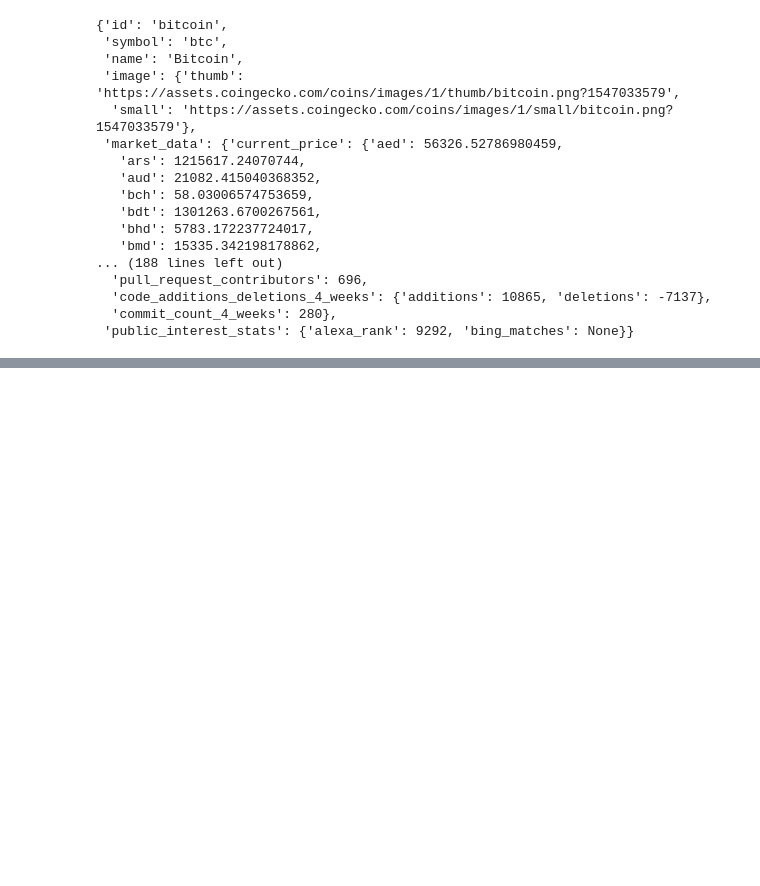
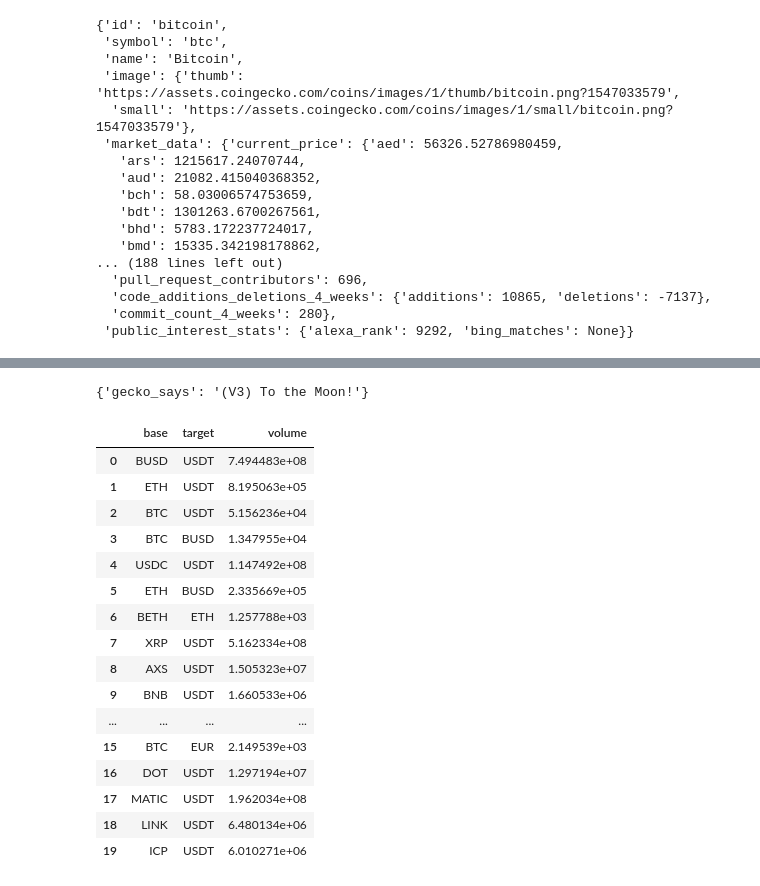
Before and after one commit to nathanduft44/Crypto_Corrisk, a Jupyter notebook: MB_folder/CG_walkthrough_and_data.ipynb, the cells around one changed output, grey strips where cells are left out. Saved outputs shown, nothing was run; the diff lists cells and outputs as text; code cells hidden in the pictures; blank space fills up the shorter version.

```diff
--- a/MB_folder/CG_walkthrough_and_data.ipynb
+++ b/MB_folder/CG_walkthrough_and_data.ipynb
@@ -61,0 +507,30 @@ display(data)
+# %%
+# Check Server Status.
+cg.ping()
+# %% [output]
+{'gecko_says': '(V3) To the Moon!'}
+# %%
+# Get top 100 crypto currencies from early 2017. Data format is month-day-year.
+top_100=cg.get_exchanges_by_id('binance', date='10-2-2017', localization=False)
+df_top_100_2017 = pd.DataFrame(top_100['tickers'], columns=['base', 'target', 'volume'])
+df_top_100_2017
+# Format to display top 10.
+df_top_100_2017.head(20)
+# %% [output]
+|  | base | target | volume |
+| 0 | BUSD | USDT | 7.494483e+08 |
+| 1 | ETH | USDT | 8.195063e+05 |
+| 2 | BTC | USDT | 5.156236e+04 |
+| 3 | BTC | BUSD | 1.347955e+04 |
+| 4 | USDC | USDT | 1.147492e+08 |
+| 5 | ETH | BUSD | 2.335669e+05 |
+| 6 | BETH | ETH | 1.257788e+03 |
+| 7 | XRP | USDT | 5.162334e+08 |
+| 8 | AXS | USDT | 1.505323e+07 |
+| 9 | BNB | USDT | 1.660533e+06 |
+| ... | ... | ... | ... |
+| 15 | BTC | EUR | 2.149539e+03 |
+| 16 | DOT | USDT | 1.297194e+07 |
+| 17 | MATIC | USDT | 1.962034e+08 |
+| 18 | LINK | USDT | 6.480134e+06 |
+| 19 | ICP | USDT | 6.010271e+06 |
```
Also changed, not shown: parts of 37 cells of this notebook.
